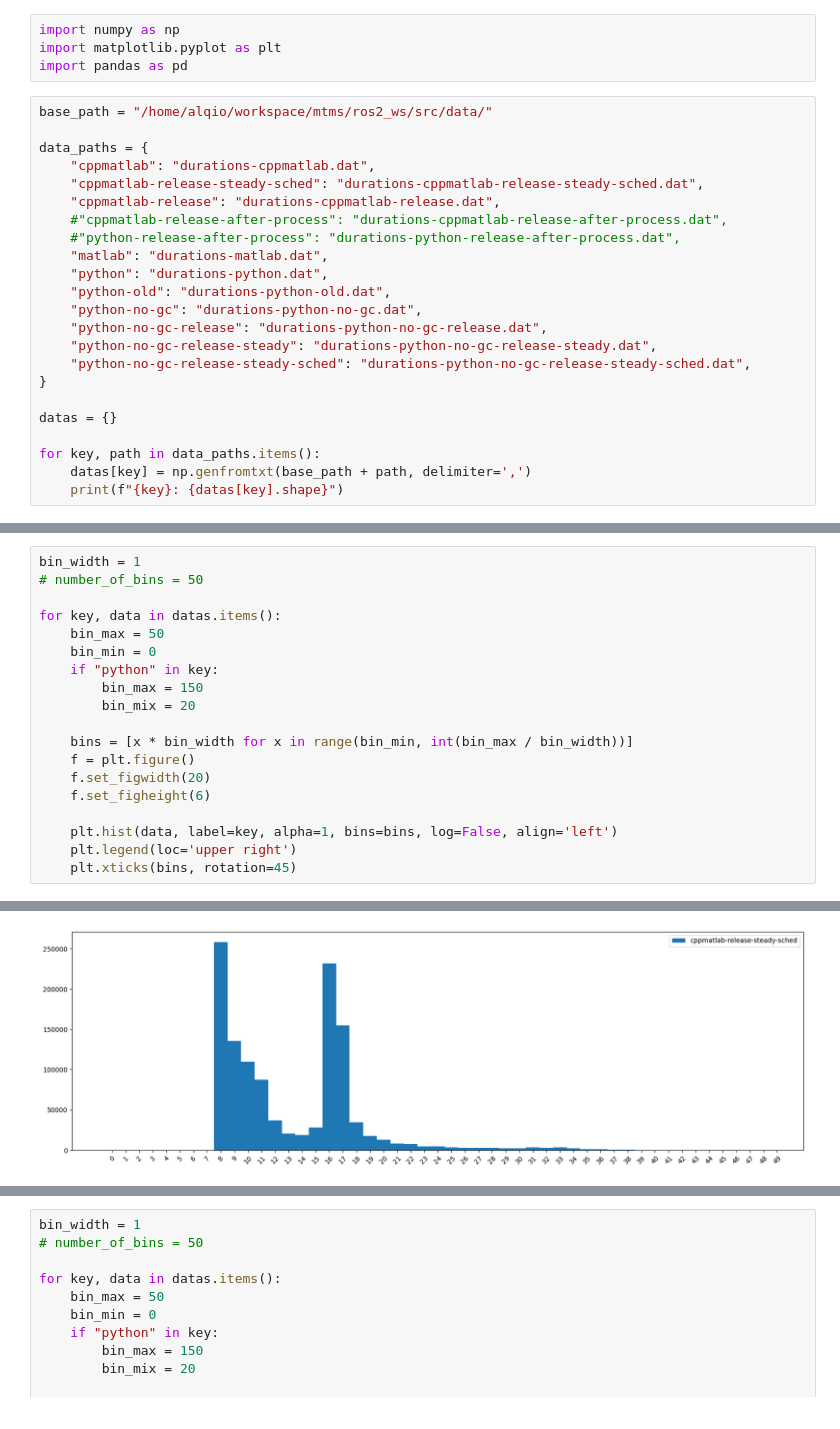
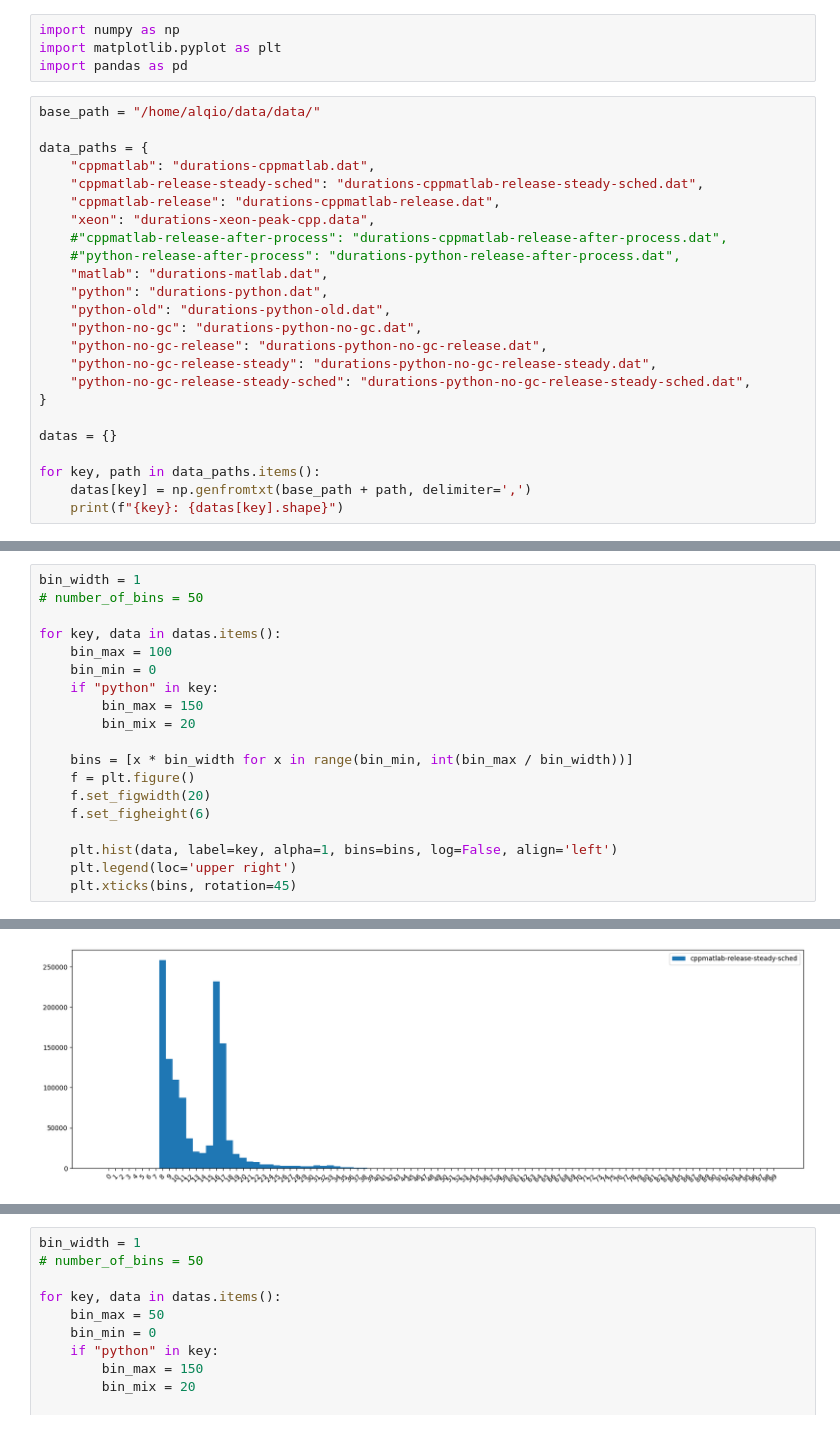
Before and after one commit to Alqio/realtime, a Jupyter notebook: hotswap_durations.ipynb, the cells around one changed output, grey strips where cells are left out. Cells and saved outputs as stored; diff of their text form.

```diff
--- a/hotswap_durations.ipynb
+++ b/hotswap_durations.ipynb
@@ -3,12 +3,13 @@ import numpy as np
 import matplotlib.pyplot as plt
 import pandas as pd
 # %%
-base_path = "/home/alqio/workspace/mtms/ros2_ws/src/data/"
+base_path = "/home/alqio/data/data/"
 
 data_paths = {
     "cppmatlab": "durations-cppmatlab.dat",
     "cppmatlab-release-steady-sched": "durations-cppmatlab-release-steady-sched.dat",
     "cppmatlab-release": "durations-cppmatlab-release.dat",
+    "xeon": "durations-xeon-peak-cpp.data",
     #"cppmatlab-release-after-process": "durations-cppmatlab-release-after-process.dat",
     #"python-release-after-process": "durations-python-release-after-process.dat",
     "matlab": "durations-matlab.dat",
@@ -67,7 +70,7 @@ bin_width = 1
 # number_of_bins = 50
 
 for key, data in datas.items():
-    bin_max = 50
+    bin_max = 100
     bin_min = 0
     if "python" in key:
         bin_max = 150
@@ -86 +89 @@ for key, data in datas.items():
-[figure, old version]
+[figure, new version]
```
Also changed, not shown: parts of 4 cells of this notebook, 1 other file.
